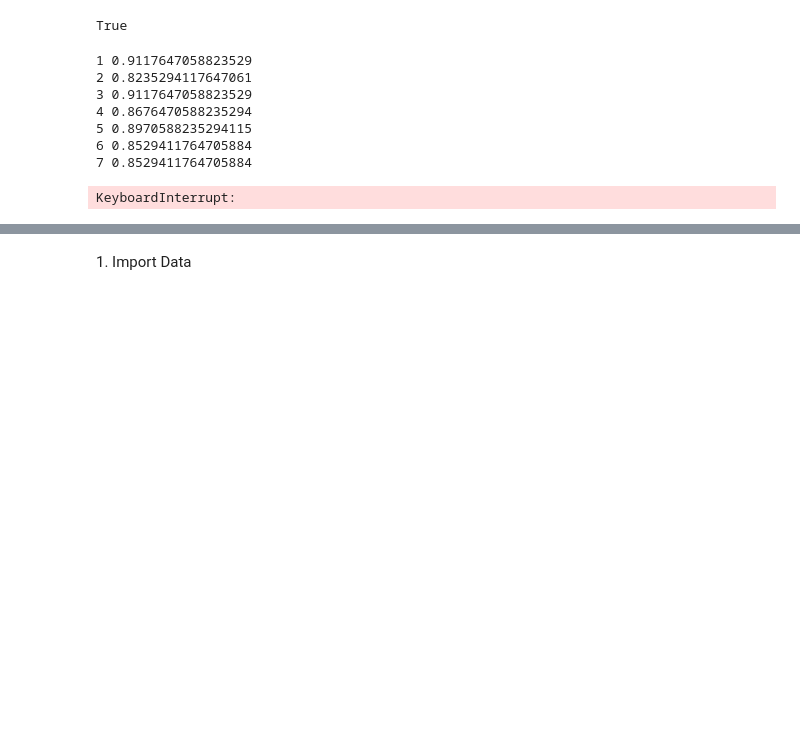
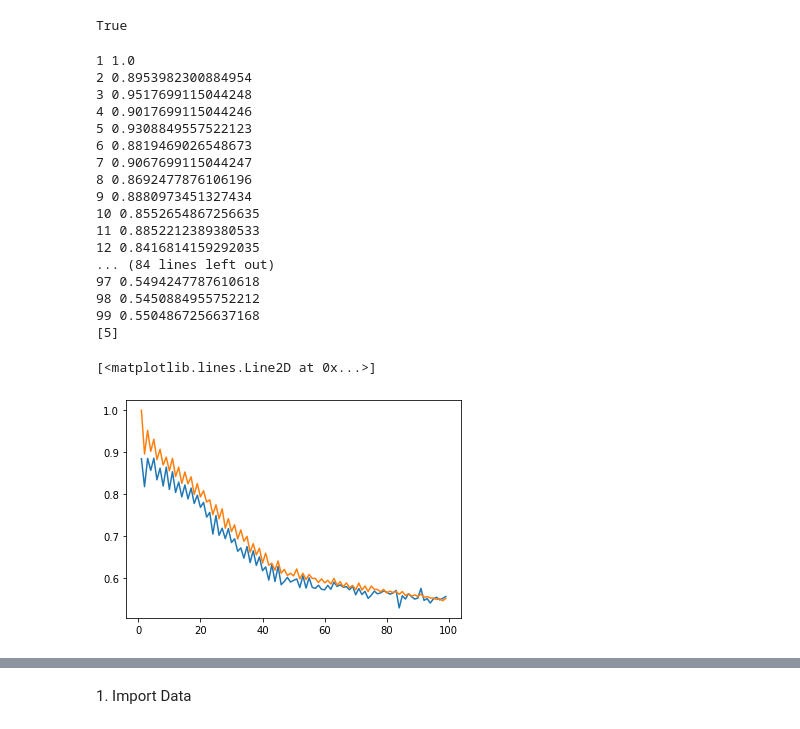
Before and after one commit to gacem-abdelalim/classification-KNN, a Jupyter notebook: knn.ipynb, the cells around one changed output, grey strips where cells are left out. Cells and saved outputs as stored; diff of their text form; code cells hidden in the pictures; blank space fills up the shorter version.

Commit message:
main function

```diff
--- a/knn.ipynb
+++ b/knn.ipynb
@@ -39,35 +39,6 @@ def preprocessing(data):
     x = data['CONTENT']
     y = data['CLASS']
     return(x,y)
-    """
-
-
-def best_k(X_main, y_main):
-
-    X_train, X_validat, y_train, y_validat = train_test_split(X_main,y_main ,
-                            test_size = 0.16,
-                            shuffle = True)
-
-
-    accuracy_mean_train = []
-    accuracy_mean_valid = []
-    for k in range(1, 100):
-        accuracyKTrain= []
-        accuracyKValid= []
-
-        modle = KNeighborsClassifier(n_neighbors=k, metric='euclidean')
-        for i in range(iter):
-            modle.fit(X_train, y_train)
-            accuracyValid = modle.score(X_validat,y_validat)
-            accuracyKValid.append(accuracyValid)
-
-        f = np.array(accuracyKValid)
-
-        accuracy_mean_valid.append(f.mean())
-
-    return(,)
-
-    """
 # %%
 data = pd.read_csv('theDataset/Youtube01-Psy.csv')
 x, y = preprocessing(data)
@@ -85,39 +56,54 @@ accuracy_mean_train = []
 accuracy_mean_valid = []
 X_train, X_validat, y_train, y_validat = train_test_split(X_main,y_main ,
                             test_size = 0.16,
                             shuffle = True)
 for k in range(1, 100):
     accuracyKTrain= []
     accuracyKValid= []
 
     modle = KNeighborsClassifier(n_neighbors=k, metric='euclidean')
     for i in range(iter):
+        X_train, X_validat, y_train, y_validat = train_test_split(X_main,y_main ,
+                                test_size = 0.16,
+                                shuffle = True)
         modle.fit(X_train, y_train)
-        accuracyTrain = modle.score(X_test,y_test)
+        accuracyTrain = modle.score(X_train,y_train)
+
         accuracyValid = modle.score(X_validat,y_validat)
         accuracyKTrain.append(accuracyTrain)
         accuracyKValid.append(accuracyValid)
 
     e = np.array(accuracyKTrain)
     f = np.array(accuracyKValid)
 
     print(k, e.mean())
     accuracy_mean_train.append(e.mean())
     accuracy_mean_valid.append(f.mean())
 
 m = np.array(accuracy_mean_valid)
 bestK = np.where(m == m.max())
 n = np.array(accuracy_mean_train)
 
 print(bestK[0] + 1)
 plt.plot(range(1,100),m)
 plt.plot(range(1,100),n)
 # %% [output]
-1 0.9117647058823529
-2 0.8235294117647061
-3 0.9117647058823529
-4 0.8676470588235294
-5 0.8970588235294115
-6 0.8529411764705884
-7 0.8529411764705884
+1 1.0
+2 0.8953982300884954
+3 0.9517699115044248
+4 0.9017699115044246
+5 0.9308849557522123
+6 0.8819469026548673
+7 0.9067699115044247
+8 0.8692477876106196
+9 0.8880973451327434
+10 0.8552654867256635
+11 0.8852212389380533
+12 0.8416814159292035
+... (84 lines left out)
+97 0.5494247787610618
+98 0.5450884955752212
+99 0.5504867256637168
+[5]
-KeyboardInterrupt:
+[<matplotlib.lines.Line2D at 0x...>]
+[figure, added]
```
Also changed, not shown: parts of 2 cells of this notebook.
